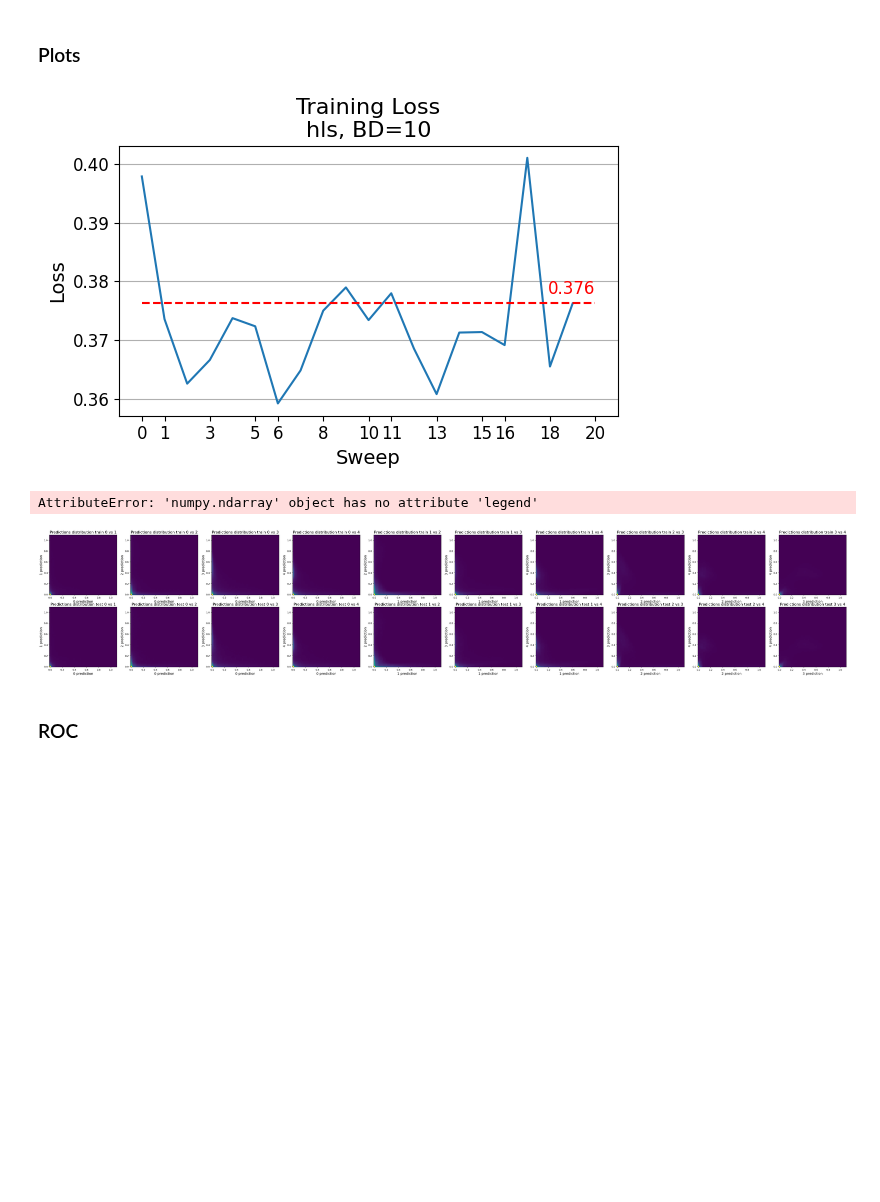
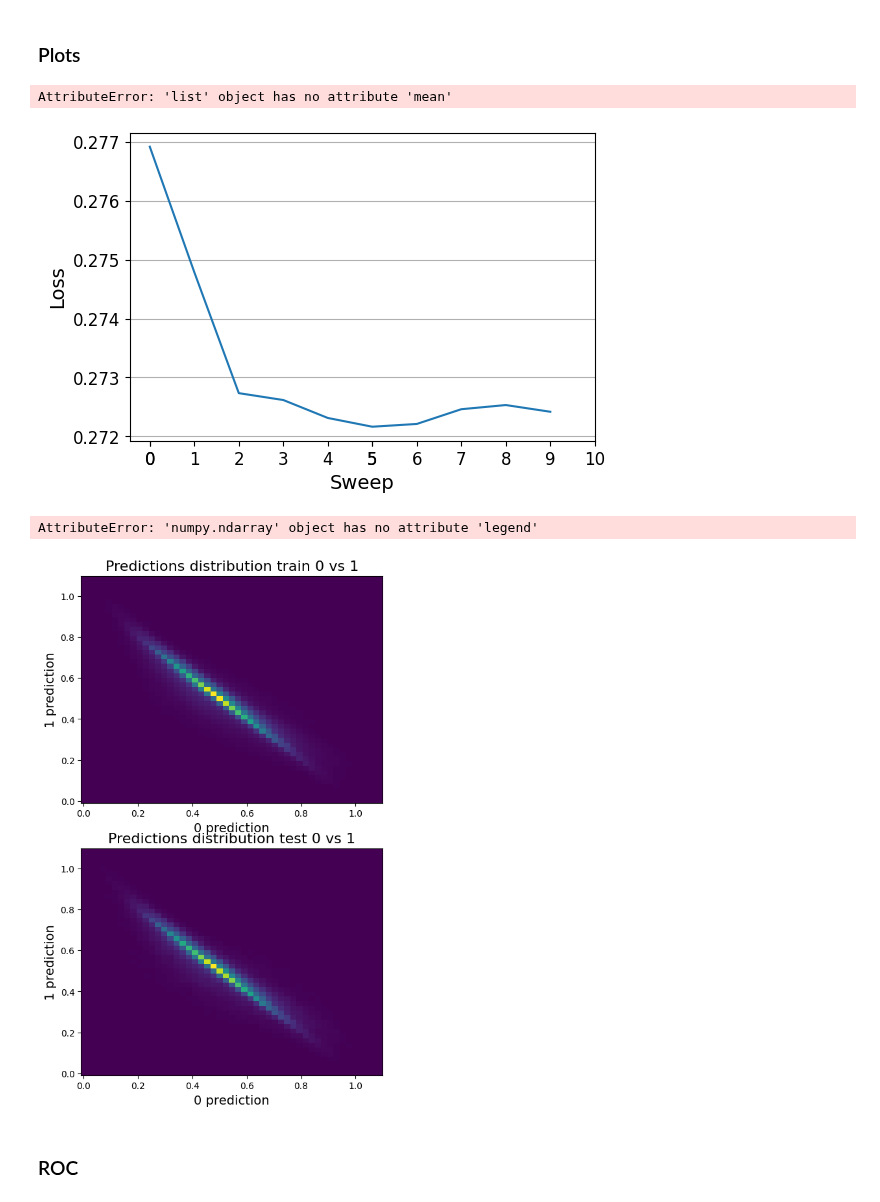
Before and after one commit to c0pp1/TTN4HEP, a Jupyter notebook: myttnlibrary.ipynb, the cells around one changed output. Cells and saved outputs as stored; diff of their text form; code cells hidden in the pictures; blank space fills up the shorter version.

```diff
--- a/myttnlibrary.ipynb
+++ b/myttnlibrary.ipynb
@@ -282,4 +277,5 @@ Processing done! ✔
 # %%
-_, sites, n_phys = next(iter(test_dl))[0].shape
-len(train_dl.dataset), len(test_dl.dataset), features == sites, n_phys
+(sites, n_phys), label_shape = (x.shape[-2:] for x in next(iter(test_dl)))
+n_labels = 1 if len(label_shape) == 1 else label_shape[1]
+len(train_dl.dataset), len(test_dl.dataset), features == sites, n_phys, n_labels
 # %% [output]
@@ -287,7 +283,7 @@ len(train_dl.dataset), len(test_dl.dataset), features == sites, n_phys
 # %%
 DEVICE = 'cuda' if torch.cuda.is_available() else 'cpu'
 BOND_DIM = 10
-N_LABELS = 5
+N_LABELS = n_labels
 # %% [markdown]
 ### Normal
 # %%
@@ -366,7 +362,7 @@ Estimated Total Size (MB): 4.48
 # %% [markdown]
 ## Train with global SGD
 # %%
-LR = .001
+LR = .002
 EPOCHS = 100
 gauging = False
 LAMBDA = 1e-4
@@ -411,7 +396,7 @@ KeyboardInterrupt:
 ## Train with sweeping
 # %%
 EPOCHS = 2
-SWEEPS = 20
+SWEEPS = 40
 loss = lambda*x: class_loss_fn(*x, l=0.)
 # %%
 optimizer = torch.optim.Adam(model.parameters(), 2**(model.n_layers-6)) #2**(model.n_layers-6)
@@ -531,7 +531,7 @@ np.save(MODEL_DIR + f'/loss_history_{now.strftime("%Y%m%d-%H%M%S")}.npy', loss_h
 # %% [markdown]
 ### Plots
 # %%
-SWEEPS = 20
+SWEEPS = 10
 fig, ax = plt.subplots(1, 1, figsize=(6, 4))
 ax = plot_loss(loss_history, ax, SWEEPS, FS=FONTSIZE, sweep=True)
 ax.set_title(F'Training Loss\n{DATASET}, BD={BOND_DIM}', fontsize=FONTSIZE+2)
@@ -539,4 +539,5 @@ ax.set_title(F'Training Loss\n{DATASET}, BD={BOND_DIM}', fontsize=FONTSIZE+2)
 fig.tight_layout()
 fig.savefig(MODEL_DIR + f'/loss_history_{DATASET}_bd{BOND_DIM}_{MAPPING}_{now.strftime("%Y%m%d-%H%M%S")}.pdf') #_{now.strftime("%Y%m%d-%H%M%S")}
 # %% [output]
+AttributeError: 'list' object has no attribute 'mean'
-[figure, old version]
+[figure, new version]
@@ -543,29 +564,28 @@ fig.savefig(MODEL_DIR + f'/loss_history_{DATASET}_bd{BOND_DIM}_{MAPPING}_{now.st
 # %%
-y_train_true = torch.cat([y for _, y in train_dl], dim=0).to(dtype=torch.int).numpy()
-y_test_true = torch.cat([y for _, y in test_dl], dim=0).numpy()
+
 
 train_pred = get_predictions(model, DEVICE, train_dl)
 test_pred = get_predictions(model, DEVICE, test_dl)
 bins = np.linspace(-0.01, 1.1, 50)
 fig, ax = plot_predictions(train_pred, test_pred, N_LABELS, nbins=bins, train_true=y_train_true, test_true=y_test_true, FS=FONTSIZE)
 
 train_acc, test_acc = accuracy(model, DEVICE, train_dl, test_dl, DTYPE, disable_pbar=True)
 legend_patches = []
 legend_patches.append(patches.Rectangle([0,0], 0,0, facecolor='white', edgecolor='black', label=f'Train\nacc: {train_acc:.1%}'))
 legend_patches.append(patches.Rectangle([0,0], 0,0, facecolor='white', edgecolor='black', hatch='//', label=f'Test\nacc: {test_acc:.1%}'))
-legend_patches.append(patches.Rectangle([0,0], 0,0, color='tab:blue', alpha=0.6, label=r'$\bar S$'))
-legend_patches.append(patches.Rectangle([0,0], 0,0, color='tab:orange', alpha=0.6, label=r'$S$'))
+legend_patches.append(patches.Rectangle([0,0], 0,0, color='tab:blue', alpha=0.6, label=r'$\bar b$'))
+legend_patches.append(patches.Rectangle([0,0], 0,0, color='tab:orange', alpha=0.6, label=r'$b$'))
 
 
 
 ax.legend(legend_patches, [patch.get_label() for patch in legend_patches])
 
 ax.set_title(f'Predictions distribution\n{DATASET}, BD={BOND_DIM}', fontsize=FONTSIZE+2)
 
 fig.savefig(MODEL_DIR + f'/predictions_dist_{DATASET}_bd{BOND_DIM}_{MAPPING}_{now.strftime("%Y%m%d-%H%M%S")}.png', dpi=600) #_{now.strftime("%Y%m%d-%H%M%S")}
 # %% [output]
 AttributeError: 'numpy.ndarray' object has no attribute 'legend'
-[figure, old version]
+[figure, new version]
 # %%
 fig.suptitle(f'Predictions distribution\n{DATASET}, BD={BOND_DIM}', fontsize=FONTSIZE+2)
 
```
Also changed, not shown: parts of 33 cells of this notebook, 10 other files.
